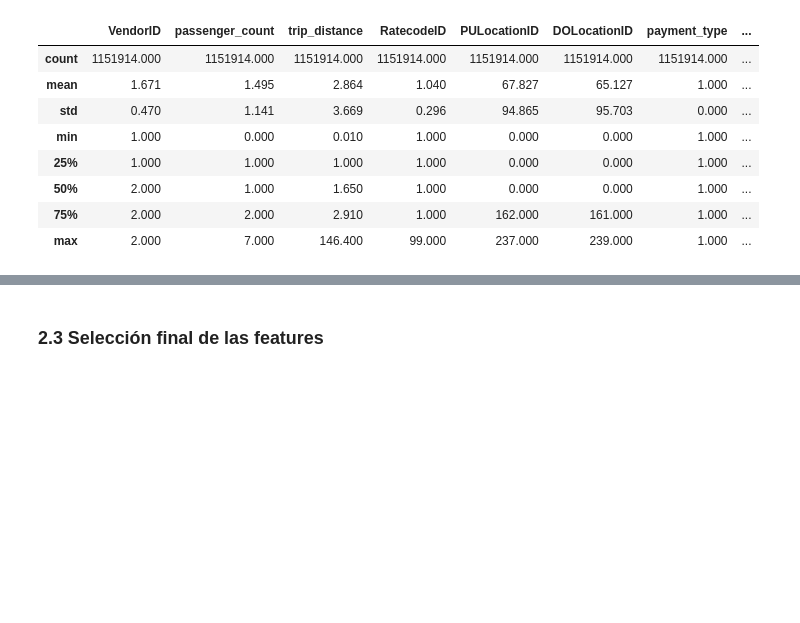
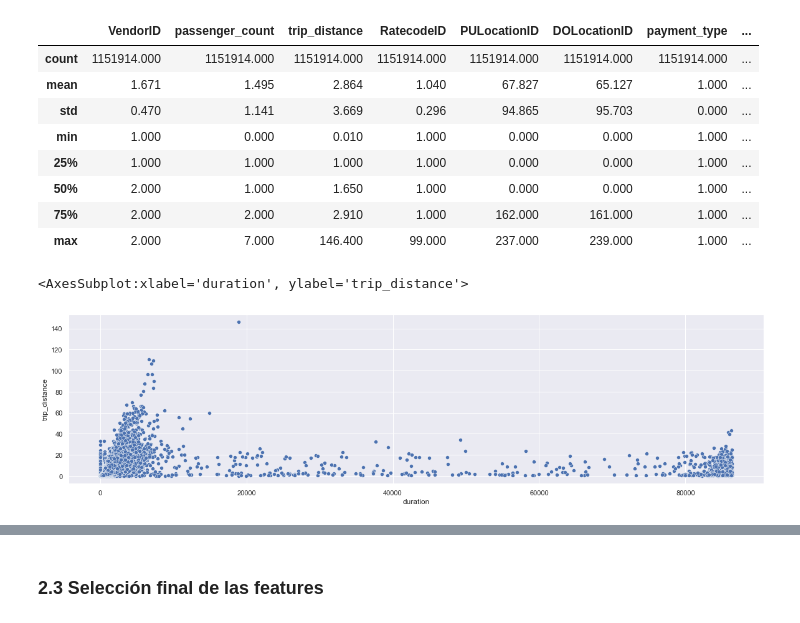
Before and after one commit to santiagobiobot/uba-ia-add-tpfinal, a Jupyter notebook: TP-final-Carlos.ipynb, the cells around one changed output, grey strips where cells are left out. Drawn from its saved outputs; the diff is of its cells as text; code cells hidden in the pictures; blank space fills up the shorter version.

Commit message:
Mejora de los graficos

```diff
--- a/TP-final-Carlos.ipynb
+++ b/TP-final-Carlos.ipynb
@@ -732,3 +732,10 @@ df.describe()
 | 50% | 2.000 | 1.000 | 1.650 | 1.000 | 0.000 | 0.000 | 1.000 | ... |
 | 75% | 2.000 | 2.000 | 2.910 | 1.000 | 162.000 | 161.000 | 1.000 | ... |
 | max | 2.000 | 7.000 | 146.400 | 99.000 | 237.000 | 239.000 | 1.000 | ... |
+# %%
+# Grafico de duracion de viaje vs distancia recorrida.
+plt.figure(figsize=(20,5))
+sns.scatterplot(x='duration', y='trip_distance', data=df)
+# %% [output]
+<AxesSubplot:xlabel='duration', ylabel='trip_distance'>
+[figure, added]
```
Also changed, not shown: parts of 11 cells of this notebook.
